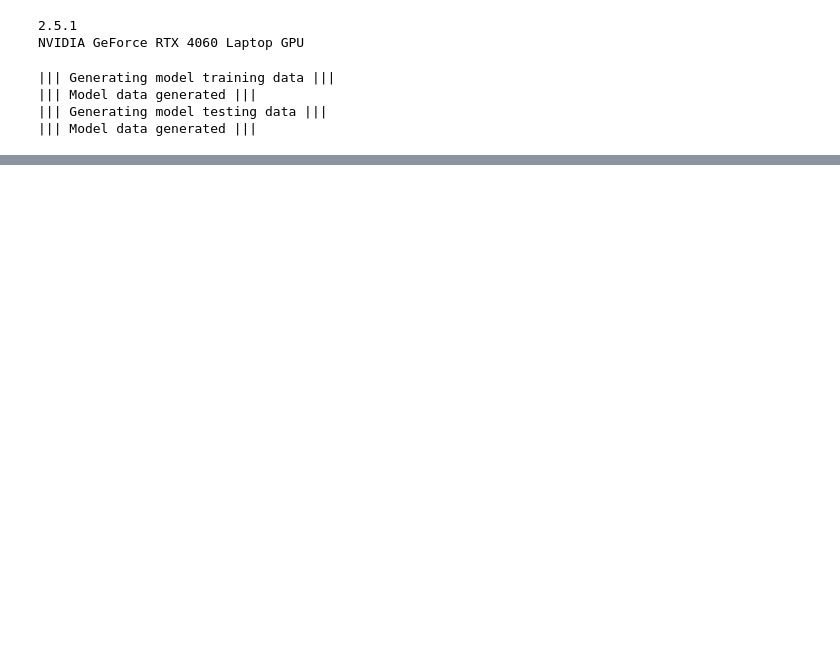
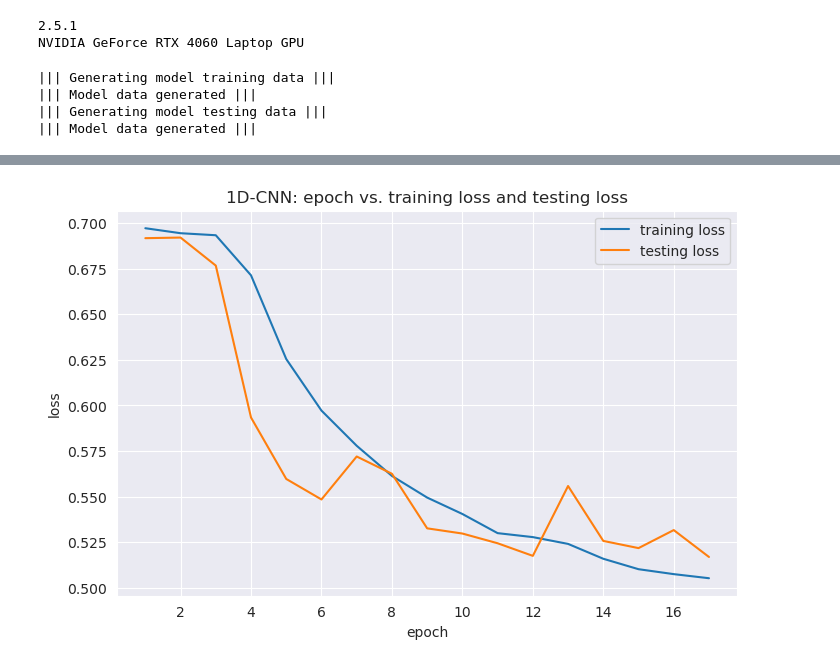
Before and after one commit to zm237/Intro-to-Deep-Learning-Projects, a Jupyter notebook: Project 3/Homework3.ipynb, the cells around one changed output, grey strips where cells are left out. Cells and saved outputs as stored; diff of their text form; code cells hidden in the pictures; blank space fills up the shorter version.

```diff
--- a/Project 3/Homework3.ipynb
+++ b/Project 3/Homework3.ipynb
@@ -623,3 +820,20 @@ KeyboardInterrupt:
+# %%
+m2_x_axis = [d["epoch"] for d in m2_epoch_over_training_loss]
+m2_y_axis_1 = [d["training_loss"] for d in m2_epoch_over_training_loss]
+m2_y_axis_2 = [d["testing_loss"] for d in m2_epoch_over_testing_loss]
+
+plt.figure(figsize=(8,5))
+plt.title("1D-CNN: epoch vs. training loss and testing loss")
+plt.plot(m2_x_axis, m2_y_axis_1, label="training loss")
+plt.plot(m2_x_axis, m2_y_axis_2, label="testing loss")
+plt.xlabel("epoch")
+plt.ylabel("loss")
+plt.legend()
+
+
+plt.show()
+# %% [output]
+[figure, added]
 # %%
 model_2.eval()
 
```
Also changed, not shown: parts of 18 cells of this notebook, 4 other files.
